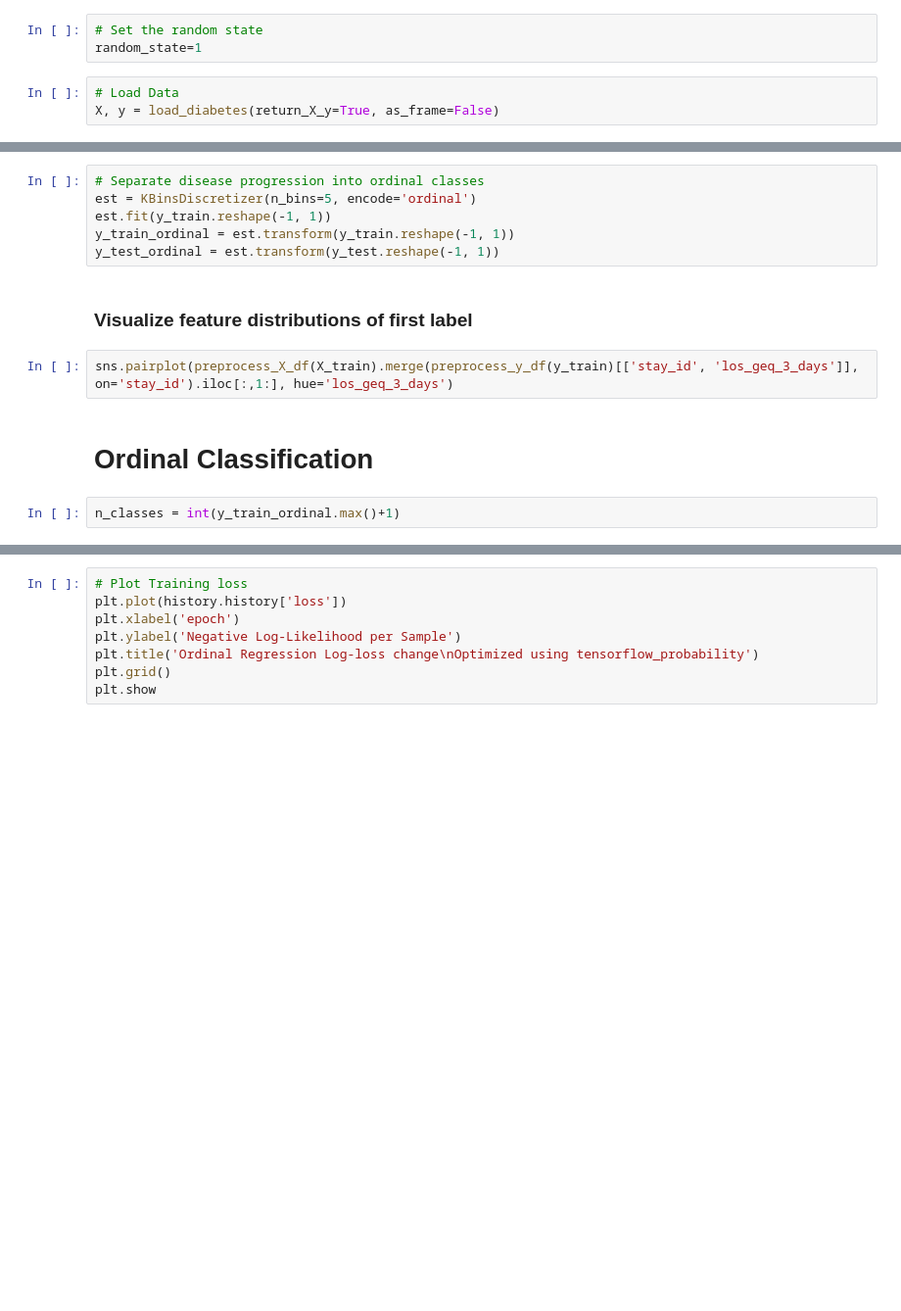
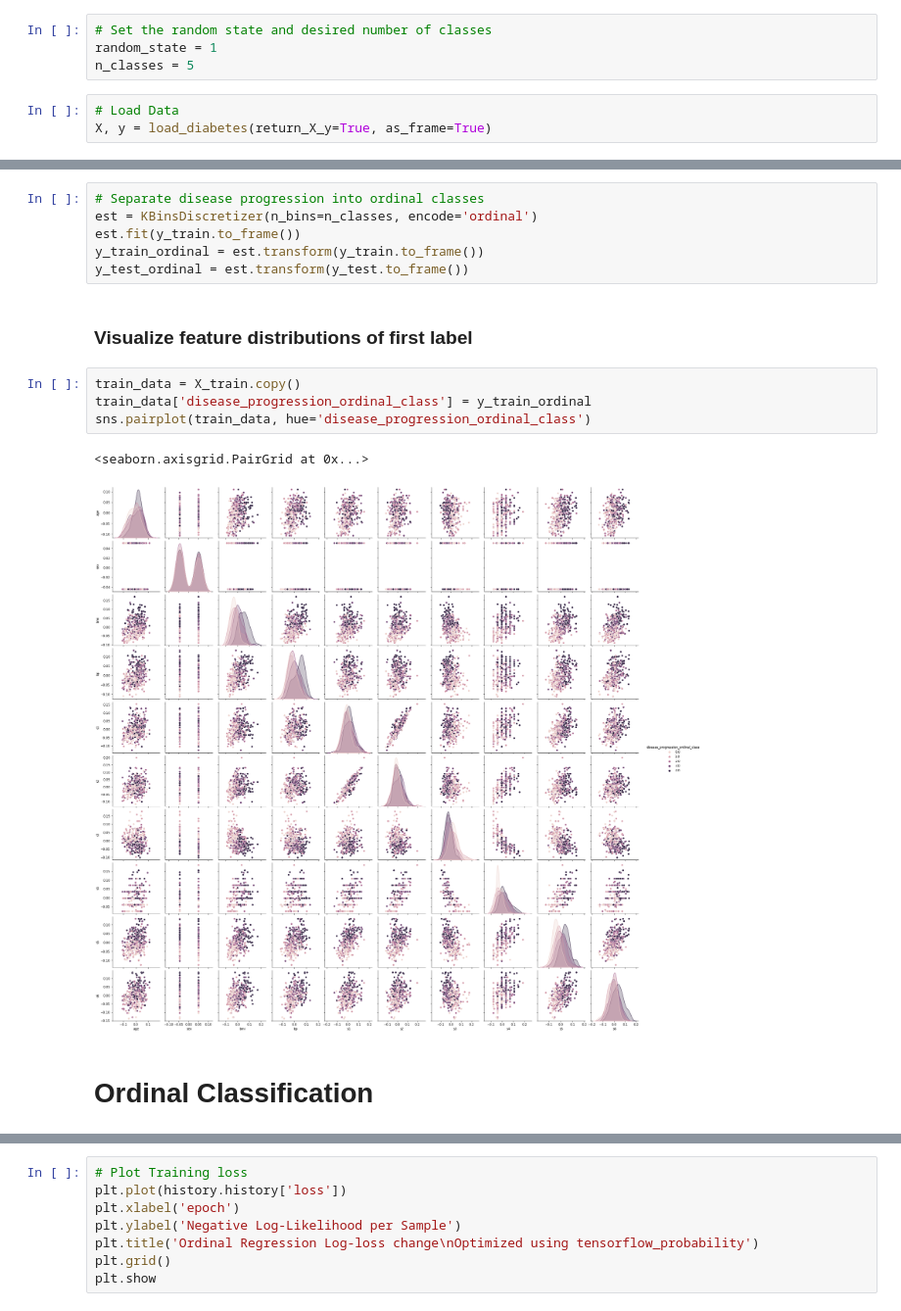
Before and after one commit to tufts-ml/cumulative-link-models, a Jupyter notebook: demo/ordinal_regression_via_CLMs.ipynb, the cells around one changed output, grey strips where cells are left out. Shown at 98% size. Cells and saved outputs as stored; diff of their text form; blank space fills up the shorter version.

```diff
--- a/demo/ordinal_regression_via_CLMs.ipynb
+++ b/demo/ordinal_regression_via_CLMs.ipynb
@@ -29,26 +33,30 @@ from clm_tensorflow.negative_log_likelihood import NegativeLogLikelihood
 # %% [markdown]
 ## Data Preprocessing
 # %%
-# Set the random state
-random_state=1
+# Set the random state and desired number of classes
+random_state = 1
+n_classes = 5
 # %%
 # Load Data
-X, y = load_diabetes(return_X_y=True, as_frame=False)
+X, y = load_diabetes(return_X_y=True, as_frame=True)
 # %%
 # Train Test Split
 X_train, X_test, y_train, y_test = train_test_split(X, y, test_size=0.2, random_state=random_state)
 # %%
 # Separate disease progression into ordinal classes
-est = KBinsDiscretizer(n_bins=5, encode='ordinal')
-est.fit(y_train.reshape(-1, 1))
-y_train_ordinal = est.transform(y_train.reshape(-1, 1))
-y_test_ordinal = est.transform(y_test.reshape(-1, 1))
+est = KBinsDiscretizer(n_bins=n_classes, encode='ordinal')
+est.fit(y_train.to_frame())
+y_train_ordinal = est.transform(y_train.to_frame())
+y_test_ordinal = est.transform(y_test.to_frame())
 # %% [markdown]
 ### Visualize feature distributions of first label
-# %%
-sns.pairplot(preprocess_X_df(X_train).merge(preprocess_y_df(y_train)[['stay_id', 'los_geq_3_days']], on='stay_id').iloc[:,1:], hue='los_geq_3_days')
+# %%
+train_data = X_train.copy()
+train_data['disease_progression_ordinal_class'] = y_train_ordinal
+sns.pairplot(train_data, hue='disease_progression_ordinal_class')
+# %% [output]
+<seaborn.axisgrid.PairGrid at 0x...>
+[figure, added]
 # %% [markdown]
 # Ordinal Classification
-# %%
-n_classes = int(y_train_ordinal.max()+1)
 # %%
```
Also changed, not shown: parts of 4 cells of this notebook.
